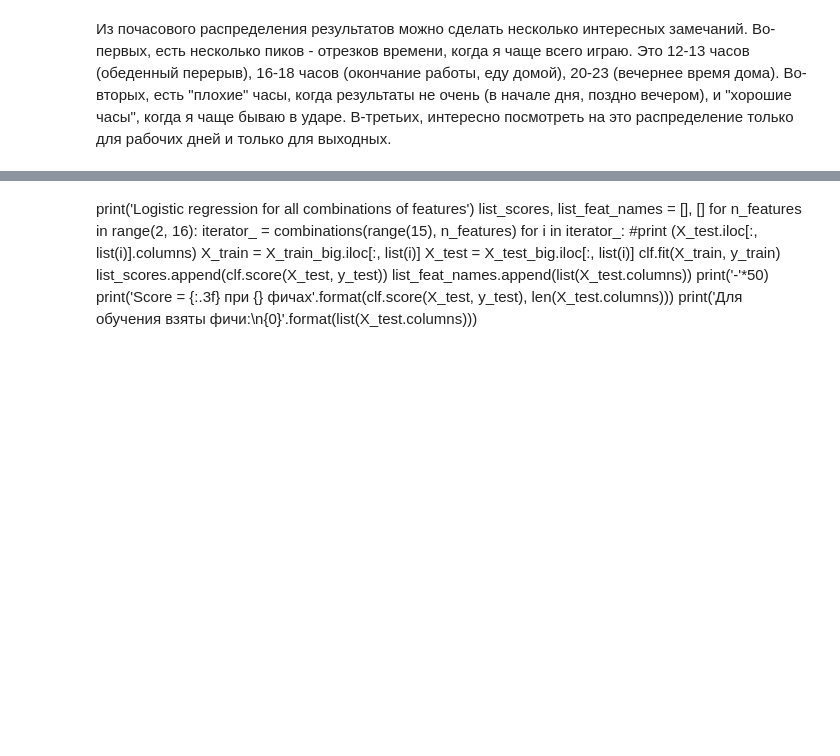
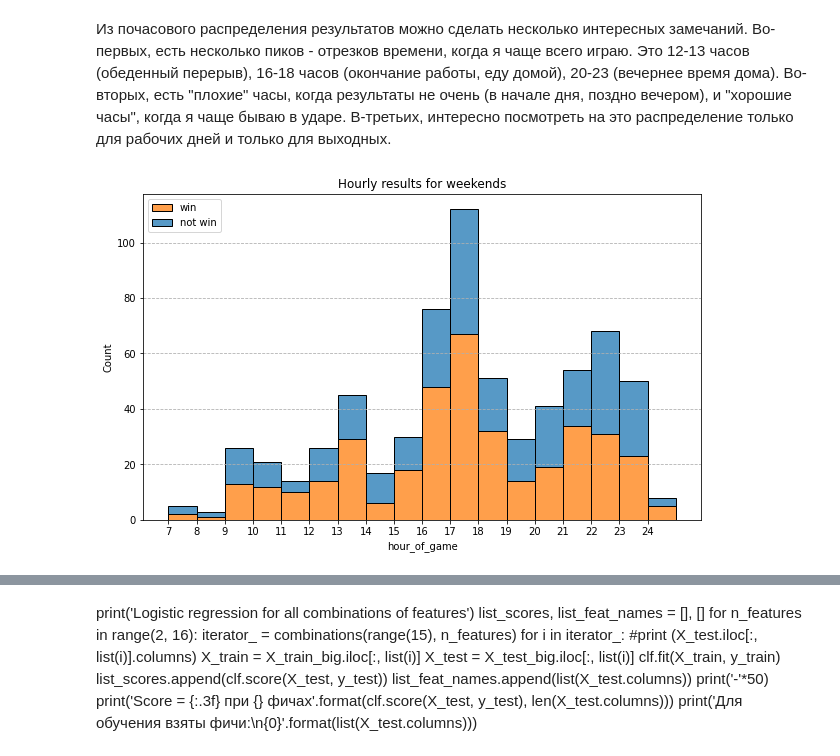
Before and after one commit to shemakale/chess-prediction, a Jupyter notebook: chess predictor github.ipynb, the cells around one changed output, grey strips where cells are left out. Saved outputs shown, nothing was run; the diff lists cells and outputs as text; code cells hidden in the pictures; blank space fills up the shorter version.

```diff
--- a/chess predictor github.ipynb
+++ b/chess predictor github.ipynb
@@ -339,2 +341,13 @@ plt.plot();
 # %% [markdown]
 Из почасового распределения результатов можно сделать несколько интересных замечаний. Во-первых, есть несколько пиков - отрезков времени, когда я чаще всего играю. Это 12-13 часов (обеденный перерыв), 16-18 часов (окончание работы, еду домой), 20-23 (вечернее время дома). Во-вторых, есть "плохие" часы, когда результаты не очень (в начале дня, поздно вечером), и "хорошие часы", когда я чаще бываю в ударе. В-третьих, интересно посмотреть на это распределение только для рабочих дней и только для выходных.
+# %%
+weekend = chess_df[chess_df.day_of_week >= 6]
+plt.figure(figsize=(10, 6))
+sns.histplot(data=weekend, x=weekend.hour_of_game, hue='my_result', bins=18, multiple='stack')
+plt.xticks(ticks=range(25))
+plt.legend(('win', 'not win'), loc='upper left')
+plt.grid(axis='y', linestyle='--')
+plt.title('Hourly results for weekends')
+plt.plot();
+# %% [output]
+[figure, added]
```
Also changed, not shown: parts of 35 cells of this notebook.
